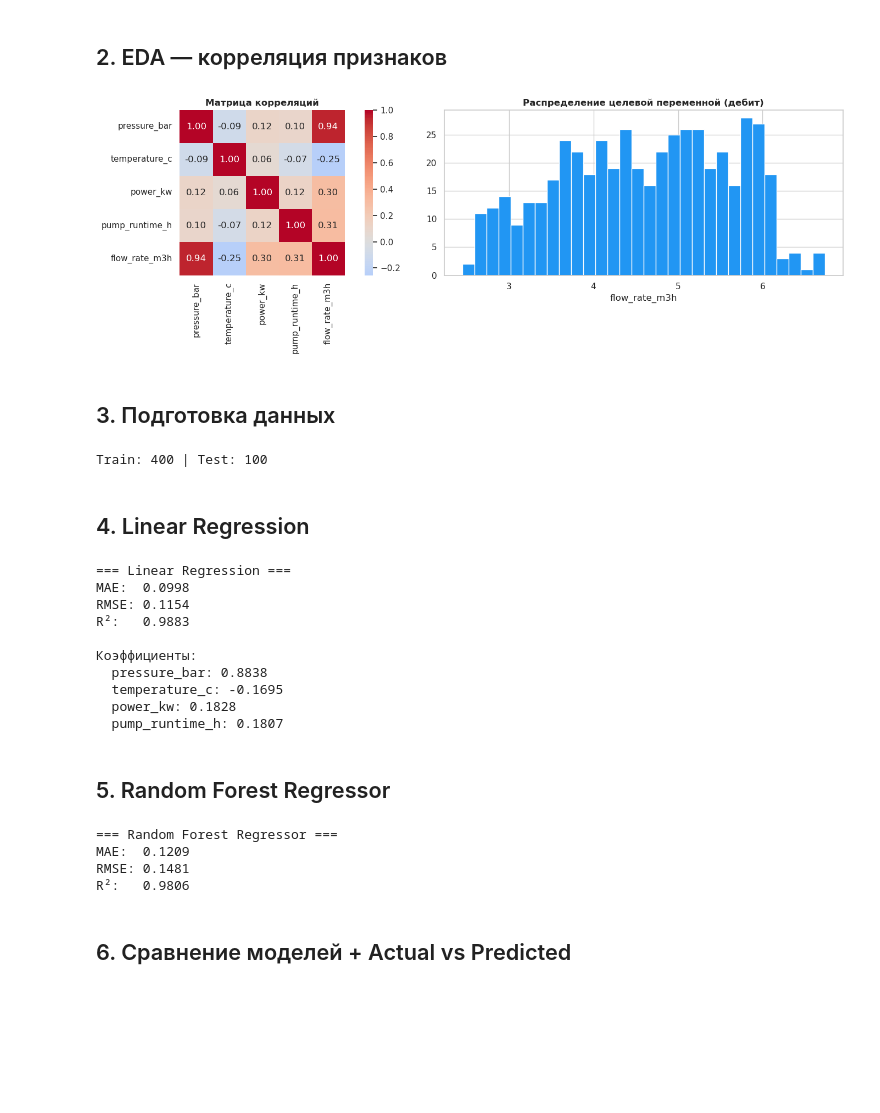
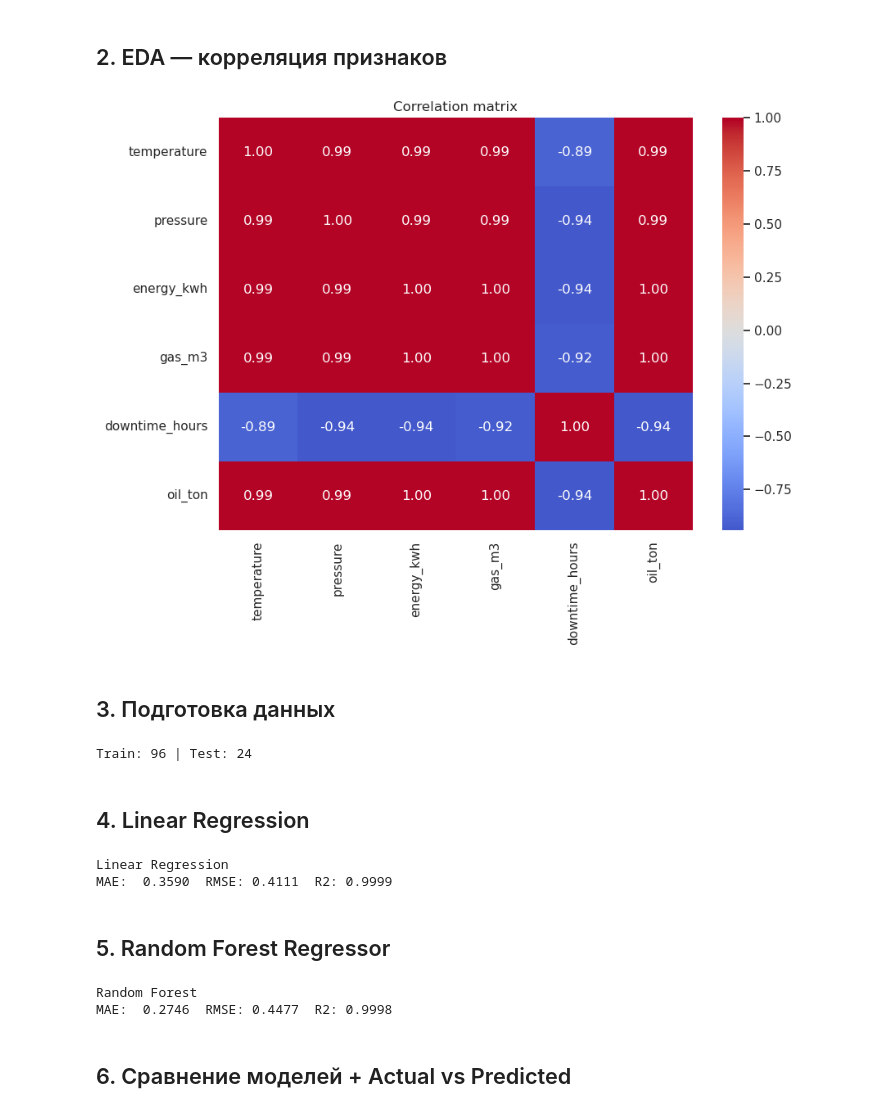
Before and after one commit to lxvdnl/SeminarNastavnika, a Jupyter notebook: Big data and ML/notebooks/02_ml_prediction.ipynb, the cells around one changed output. Drawn from its saved outputs; the diff is of its cells as text; code cells hidden in the pictures; blank space fills up the shorter version.

```diff
--- a/Big data and ML/notebooks/02_ml_prediction.ipynb
+++ b/Big data and ML/notebooks/02_ml_prediction.ipynb
@@ -59,9 +52,13 @@ def read_parquet(bucket, prefix):
 # %% [markdown]
 ## 1. Загрузка данных
 # %%
-df = read_parquet(BUCKET, 'well_targets/')
-df['measured_at'] = pd.to_datetime(df['measured_at'])
-df = df.dropna(subset=['flow_rate_m3h','pressure_bar','temperature_c','power_kw','pump_runtime_h'])
+prod_df  = read_parquet(BUCKET, 'production/production.parquet')
+wells_df = read_parquet(BUCKET, 'wells/wells.parquet')
+
+prod_df['date'] = pd.to_datetime(prod_df['date'])
+df = prod_df.merge(wells_df[['well_id', 'name']], on='well_id')
+df = df[df['oil_ton'] > 0].dropna(subset=['temperature', 'pressure', 'energy_kwh', 'gas_m3', 'oil_ton'])
+
 print(f'Dataset: {df.shape}')
 display(df.head())
 # %% [output]
@@ -75,28 +72,20 @@ Dataset: (500, 14)
 # %% [markdown]
 ## 2. EDA — корреляция признаков
 # %%
-features = ['pressure_bar', 'temperature_c', 'power_kw', 'pump_runtime_h', 'flow_rate_m3h']
-fig, axes = plt.subplots(1, 2, figsize=(16, 5))
+FEATURE_COLS = ['temperature', 'pressure', 'energy_kwh', 'gas_m3', 'downtime_hours']
+TARGET_COL   = 'oil_ton'
 
-corr = df[features].corr()
-sns.heatmap(corr, annot=True, fmt='.2f', cmap='coolwarm', center=0,
-            ax=axes[0], square=True)
-axes[0].set_title('Матрица корреляций', fontweight='bold')
-
-df['flow_rate_m3h'].hist(bins=30, ax=axes[1], color='#2196F3', edgecolor='white')
-axes[1].set_title('Распределение целевой переменной (дебит)', fontweight='bold')
-axes[1].set_xlabel('flow_rate_m3h')
-
+corr = df[FEATURE_COLS + [TARGET_COL]].corr()
+fig, ax = plt.subplots(figsize=(9, 7))
+sns.heatmap(corr, annot=True, fmt='.2f', cmap='coolwarm', center=0, ax=ax)
+ax.set_title('Correlation matrix')
 plt.tight_layout()
 plt.show()
 # %% [output]
-[figure, old version]
+[figure, new version]
 # %% [markdown]
 ## 3. Подготовка данных
 # %%
-FEATURE_COLS = ['pressure_bar', 'temperature_c', 'power_kw', 'pump_runtime_h']
-TARGET_COL   = 'flow_rate_m3h'
-
 X = df[FEATURE_COLS].values
 y = df[TARGET_COL].values
 
@@ -108,7 +97,7 @@ X_test_sc  = scaler.transform(X_test)
 
 print(f'Train: {X_train.shape[0]} | Test: {X_test.shape[0]}')
 # %% [output]
-Train: 400 | Test: 100
+Train: 96 | Test: 24
 # %% [markdown]
 ## 4. Linear Regression
 # %%
@@ -120,25 +109,11 @@ mae_lr  = mean_absolute_error(y_test, y_pred_lr)
 rmse_lr = np.sqrt(mean_squared_error(y_test, y_pred_lr))
 r2_lr   = r2_score(y_test, y_pred_lr)
 
-print('=== Linear Regression ===')
-print(f'MAE:  {mae_lr:.4f}')
-print(f'RMSE: {rmse_lr:.4f}')
-print(f'R²:   {r2_lr:.4f}')
-
-print('\nКоэффициенты:')
-for feat, coef in zip(FEATURE_COLS, lr.coef_):
-    print(f'  {feat}: {coef:.4f}')
+print('Linear Regression')
+print(f'MAE:  {mae_lr:.4f}  RMSE: {rmse_lr:.4f}  R2: {r2_lr:.4f}')
 # %% [output]
-=== Linear Regression ===
-MAE:  0.0998
-RMSE: 0.1154
-R²:   0.9883
-
-Коэффициенты:
-  pressure_bar: 0.8838
-  temperature_c: -0.1695
-  power_kw: 0.1828
-  pump_runtime_h: 0.1807
+Linear Regression
+MAE:  0.3590  RMSE: 0.4111  R2: 0.9999
 # %% [markdown]
 ## 5. Random Forest Regressor
 # %%
@@ -150,15 +125,11 @@ mae_rf  = mean_absolute_error(y_test, y_pred_rf)
 rmse_rf = np.sqrt(mean_squared_error(y_test, y_pred_rf))
 r2_rf   = r2_score(y_test, y_pred_rf)
 
-print('=== Random Forest Regressor ===')
-print(f'MAE:  {mae_rf:.4f}')
-print(f'RMSE: {rmse_rf:.4f}')
-print(f'R²:   {r2_rf:.4f}')
+print('Random Forest')
+print(f'MAE:  {mae_rf:.4f}  RMSE: {rmse_rf:.4f}  R2: {r2_rf:.4f}')
 # %% [output]
-=== Random Forest Regressor ===
-MAE:  0.1209
-RMSE: 0.1481
-R²:   0.9806
+Random Forest
+MAE:  0.2746  RMSE: 0.4477  R2: 0.9998
 # %% [markdown]
 ## 6. Сравнение моделей + Actual vs Predicted
 # %%
```
Also changed, not shown: parts of 7 cells of this notebook, 16 other files.
